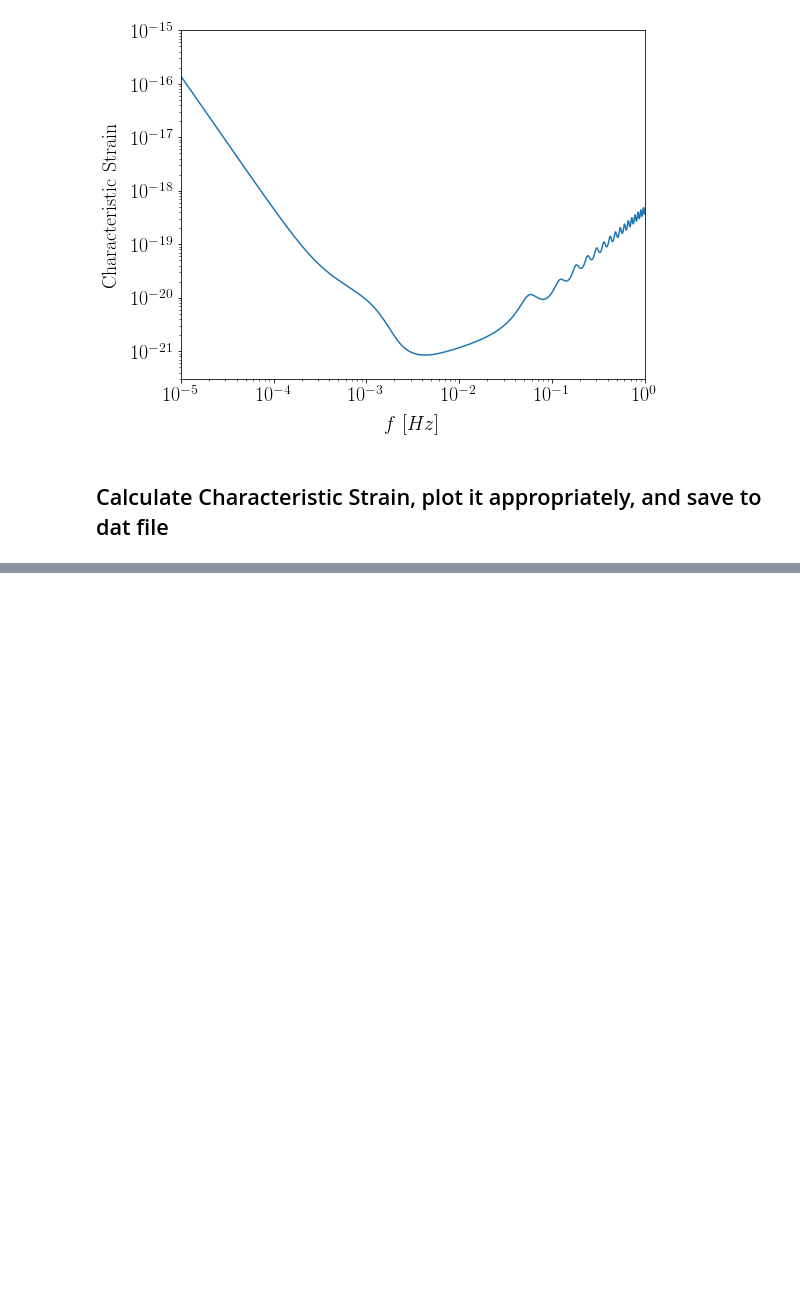
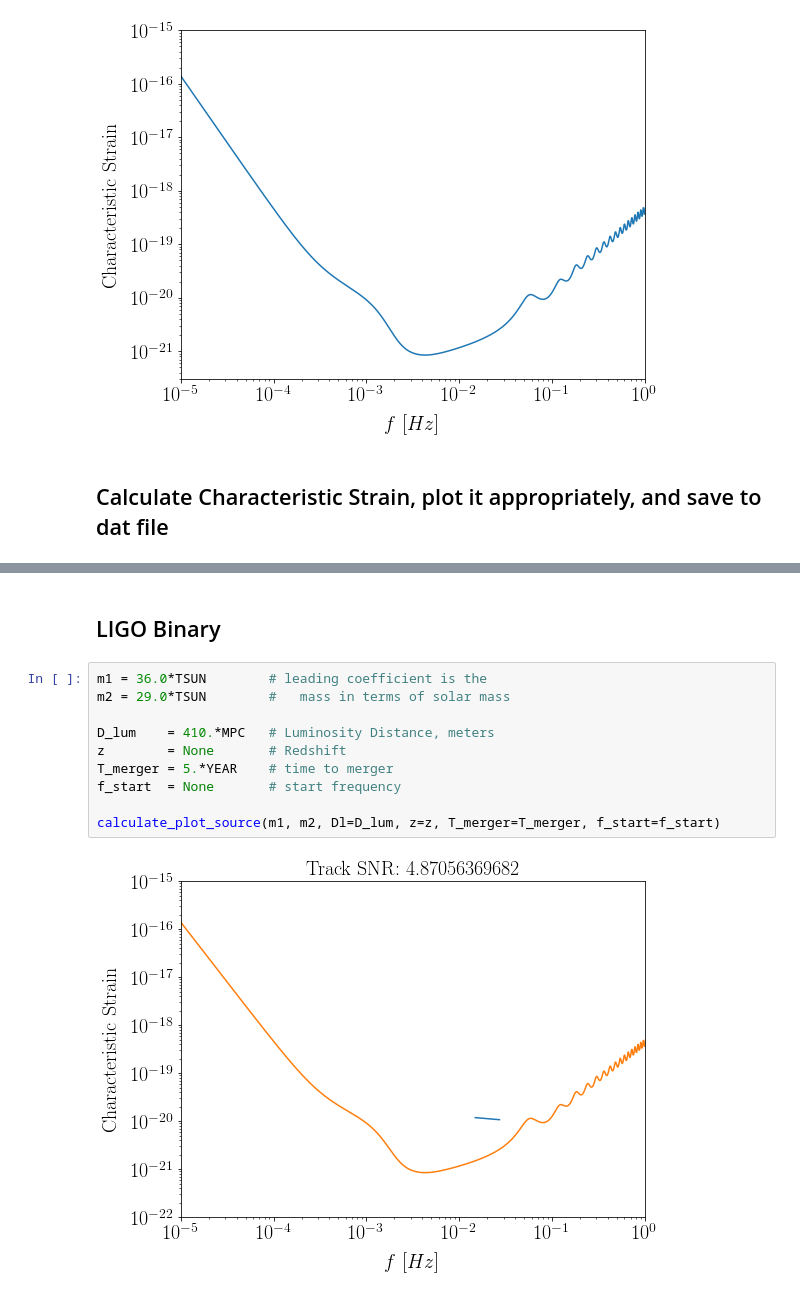
Before and after one commit to eXtremeGravityInstitute/LISA_Sensitivity, a Jupyter notebook: LISA_Sensitivity.ipynb, the cells around one changed output, grey strips where cells are left out. Cells and saved outputs as stored; diff of their text form; blank space fills up the shorter version.

Commit message:
Broke out the example sources

```diff
--- a/LISA_Sensitivity.ipynb
+++ b/LISA_Sensitivity.ipynb
@@ -245,0 +229,14 @@ Track SNR: 4.87056369682
+# %% [markdown]
+## LIGO Binary
+# %%
+m1 = 36.0*TSUN        # leading coefficient is the
+m2 = 29.0*TSUN        #   mass in terms of solar mass
+
+D_lum    = 410.*MPC   # Luminosity Distance, meters
+z        = None       # Redshift
+T_merger = 5.*YEAR    # time to merger
+f_start  = None       # start frequency
+
+calculate_plot_source(m1, m2, Dl=D_lum, z=z, T_merger=T_merger, f_start=f_start)
+# %% [output]
+[figure, added]
```
Also changed, not shown: parts of 6 cells of this notebook.
